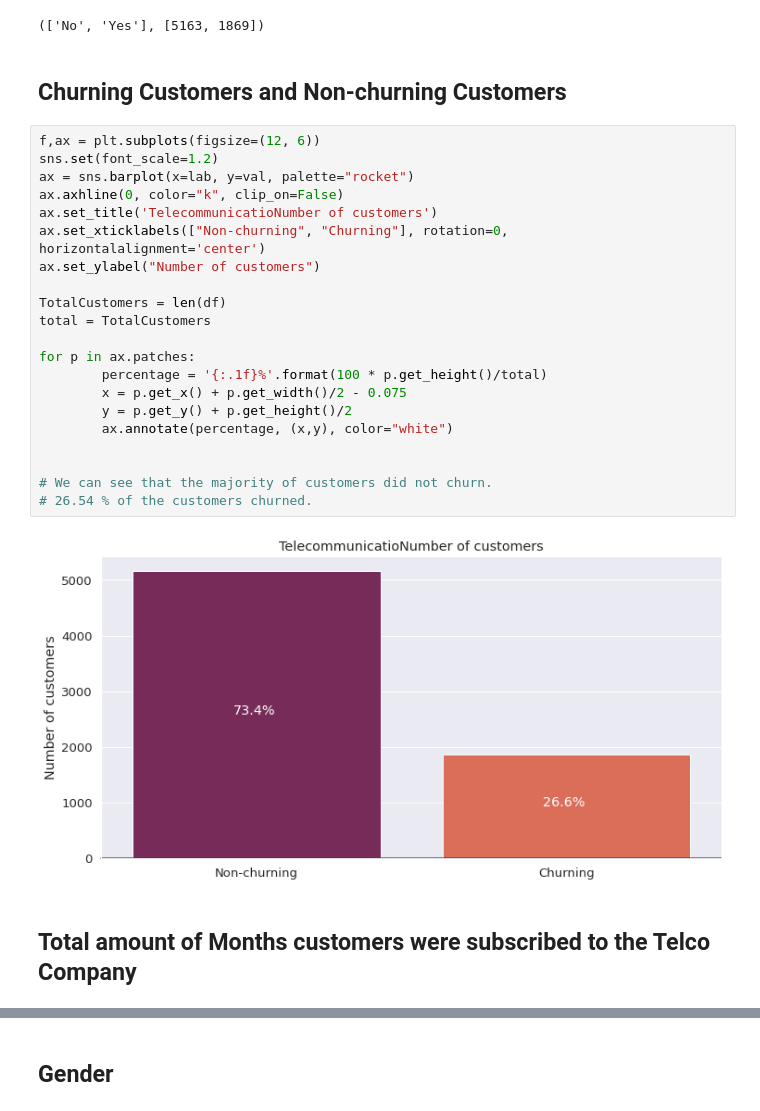
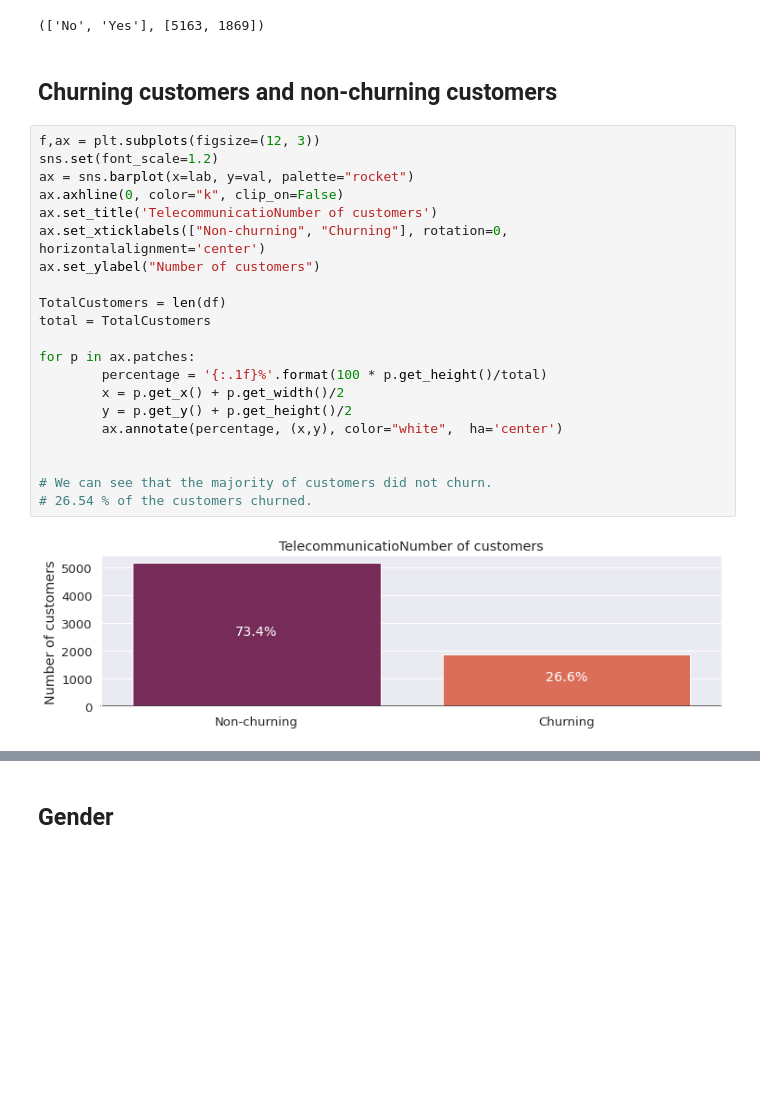
Before and after one commit to edab96/AI-and-Robotics-Project, a Jupyter notebook: EDA_In_Depth.ipynb, the cells around one changed output, grey strips where cells are left out. Saved outputs shown, nothing was run; the diff lists cells and outputs as text; blank space fills up the shorter version.

```diff
--- a/EDA_In_Depth.ipynb
+++ b/EDA_In_Depth.ipynb
@@ -117,30 +117,28 @@ toLabelsAndValues(df,'Churn')
 # %% [output]
 (['No', 'Yes'], [5163, 1869])
 # %% [markdown]
-## Churning Customers and Non-churning Customers
+## Churning customers and non-churning customers
 # %%
-f,ax = plt.subplots(figsize=(12, 6))
+f,ax = plt.subplots(figsize=(12, 3))
 sns.set(font_scale=1.2)
 ax = sns.barplot(x=lab, y=val, palette="rocket")
 ax.axhline(0, color="k", clip_on=False)
 ax.set_title('TelecommunicatioNumber of customers')
 ax.set_xticklabels(["Non-churning", "Churning"], rotation=0, horizontalalignment='center')
 ax.set_ylabel("Number of customers")
 
 TotalCustomers = len(df)
 total = TotalCustomers
 
 for p in ax.patches:
         percentage = '{:.1f}%'.format(100 * p.get_height()/total)
-        x = p.get_x() + p.get_width()/2 - 0.075
+        x = p.get_x() + p.get_width()/2
         y = p.get_y() + p.get_height()/2
-        ax.annotate(percentage, (x,y), color="white")
+        ax.annotate(percentage, (x,y), color="white",  ha='center')
 
 
 # We can see that the majority of customers did not churn.
 # 26.54 % of the customers churned.
 # %% [output]
-[figure, old version]
+[figure, new version]
-# %% [markdown]
-## Total amount of Months customers were subscribed to the Telco Company
 # %%
```
Also changed, not shown: parts of 31 cells of this notebook, 1 other file.
